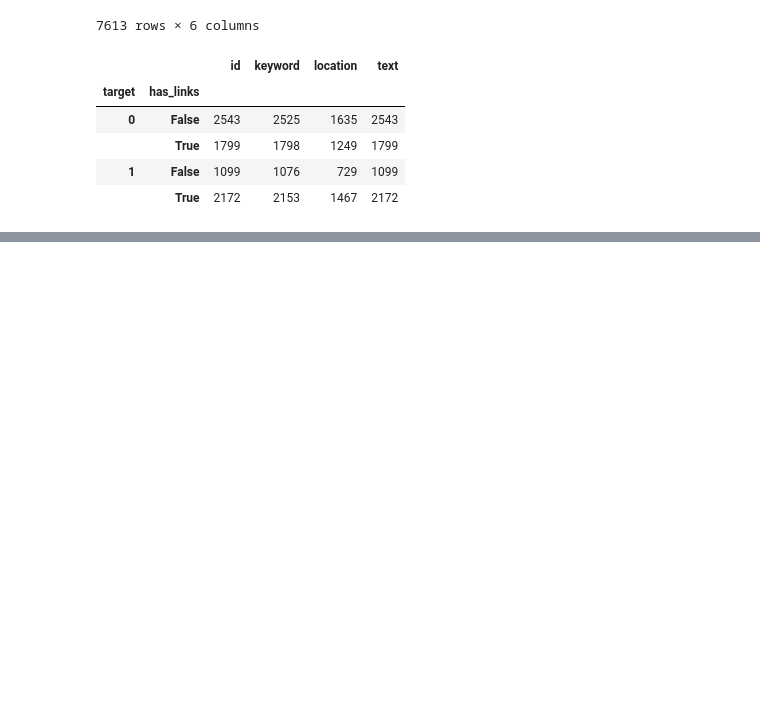
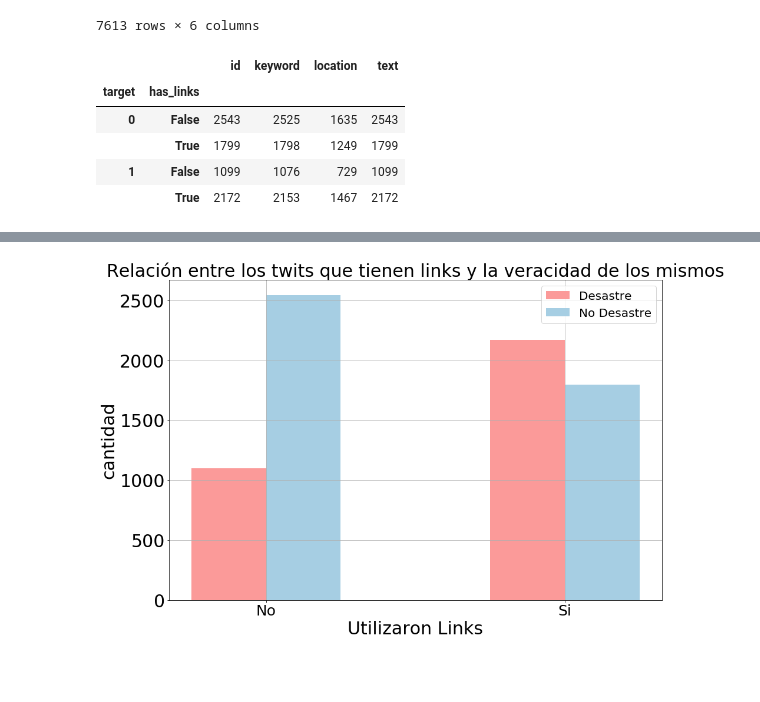
Before and after one commit to FranciscoGauna/TP1-Datos, a Jupyter notebook: Analisis-Joaquin.ipynb, the cells around one changed output, grey strips where cells are left out. Cells and saved outputs as stored; diff of their text form; code cells hidden in the pictures; blank space fills up the shorter version.

Commit message:
relacion entre los twits que tiene links y la veracidad de los mismos

```diff
--- a/Analisis-Joaquin.ipynb
+++ b/Analisis-Joaquin.ipynb
@@ -57,6 +57,3 @@ df
 |  | True | 1799 | 1798 | 1249 | 1799 |
 | 1 | False | 1099 | 1076 | 729 | 1099 |
 |  | True | 2172 | 2153 | 1467 | 2172 |
-# %%
-df.index = ['falso sin link','falso con link','real sin link','real con link']
-df
@@ -69,3 +59,0 @@ df
-# %%
-df = df.reindex(index = ['falso sin link','real sin link','falso con link','real con link']).reset_index()
-df
@@ -84,0 +60,3 @@ plt.show()
+# %%
+df = df.reset_index().rename(columns={'id':'cantidad'})
+df
@@ -84,0 +69,18 @@ plt.show()
+# %%
+plt.figure(figsize=[15,10])
+x=np.arange(2)
+y=['No','Si']
+plt.bar(x,df[df['target']==1]['cantidad'], width = 0.25,color=plt.cm.Paired(4),label='Desastre')
+plt.bar(x+0.25,df[df['target']==0]['cantidad'], width = 0.25,color=plt.cm.Paired(0),label='No Desastre')
+plt.grid(True)
+plt.xticks([0.125,1.125],y,size=25)
+plt.yticks(size=30)
+plt.title('Relación entre los twits que tienen links y la veracidad de los mismos',size=30)
+plt.xlabel('Utilizaron Links',size=30)
+plt.ylabel('cantidad',size=30)
+plt.legend(bbox_to_anchor=(0.8, 0.5, 0.2, 0.5),prop={'size': 20})
+plt.show()
+# %% [output]
+[figure, added]
+# %% [markdown]
+#
```
Also changed, not shown: parts of 5 cells of this notebook.
